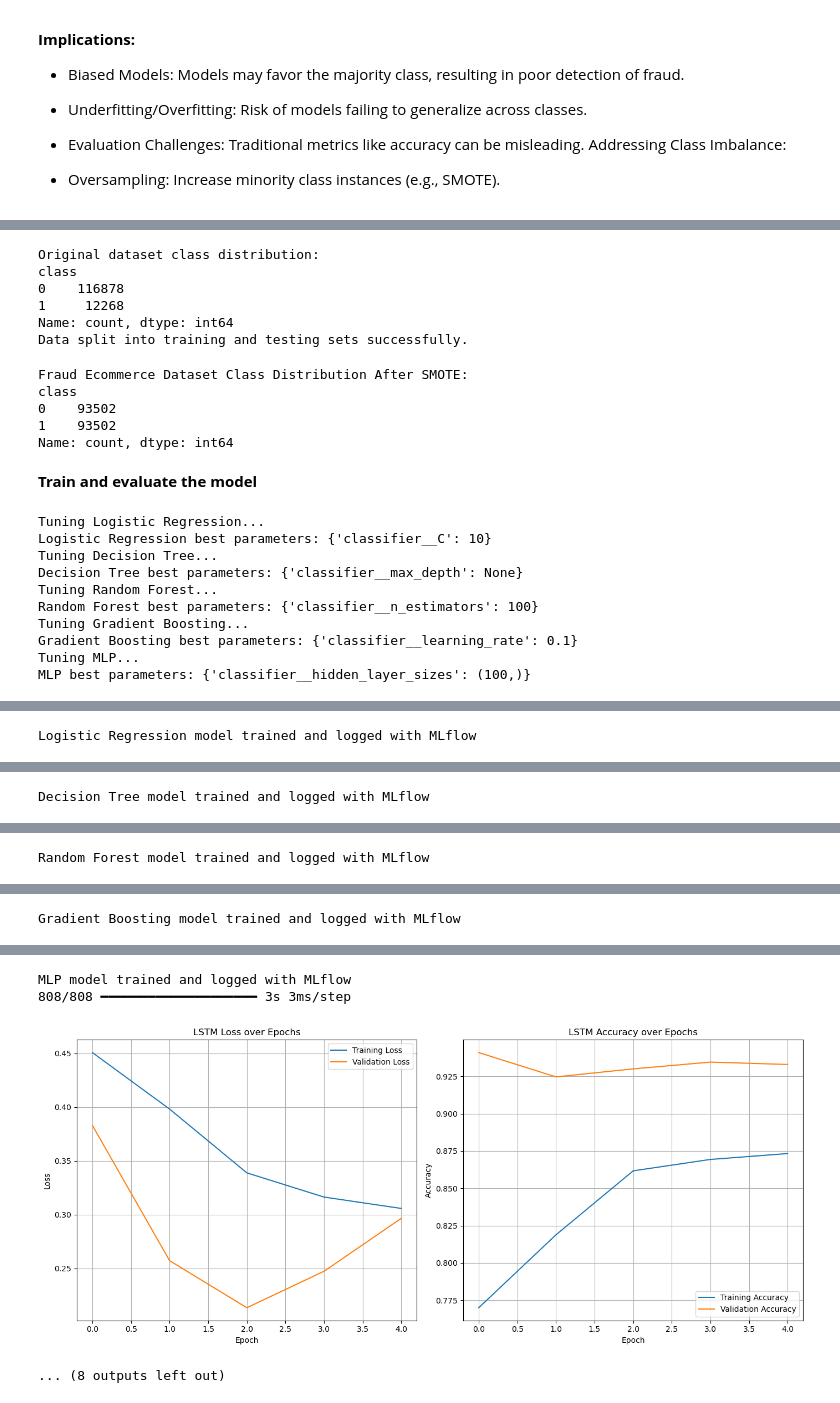
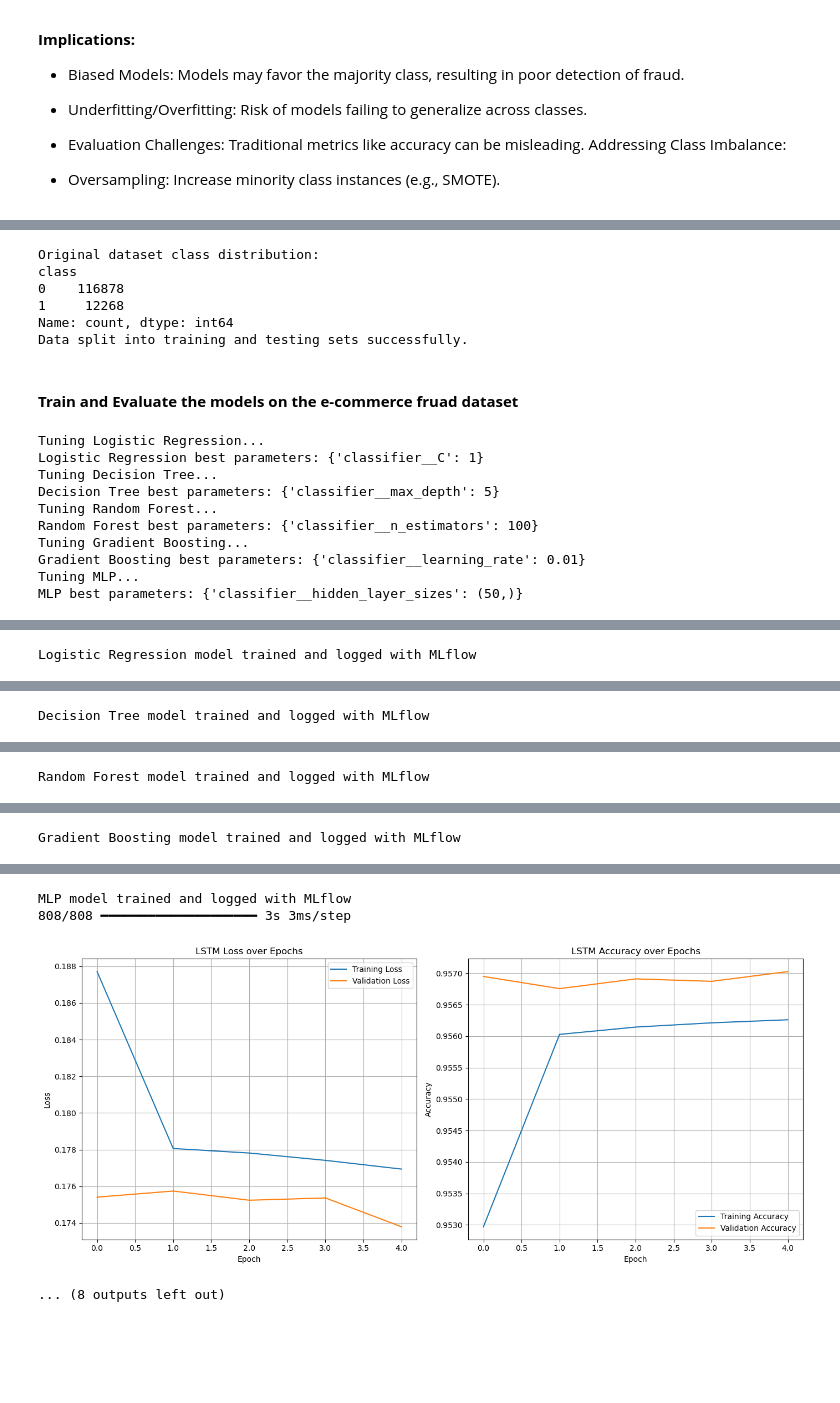
Before and after one commit to Tsegaye16/Fraud-Detection, a Jupyter notebook: notebooks/model_training.ipynb, the cells around one changed output, grey strips where cells are left out. Drawn from its saved outputs; the diff is of its cells as text; code cells hidden in the pictures; blank space fills up the shorter version.

Commit message:
Testing the trainned model and interpretability

```diff
--- a/notebooks/model_training.ipynb
+++ b/notebooks/model_training.ipynb
@@ -191,10 +187,10 @@ _fraud.train_test_split(test_size=0.2, random_state=42)
 X_train_fd, X_test_fd, y_train_fd, y_test_fd = _fraud.get_train_test_data()
 # Apply class balancing technique(SMOTE)
 # For Fraud Ecommerce Dataset
-X_fraud_resampled, y_fraud_resampled = apply_smote(X_train_fd, y_train_fd)
+#X_fraud_resampled, y_fraud_resampled = apply_smote(X_train_fd, y_train_fd)
 # Check the class distribution after SMOTE
-print("Fraud Ecommerce Dataset Class Distribution After SMOTE:")
-print(pd.Series(y_fraud_resampled).value_counts())
+#print("Fraud Ecommerce Dataset Class Distribution After SMOTE:")
+#print(pd.Series(y_fraud_resampled).value_counts())
 # %% [output]
 Original dataset class distribution:
 class
@@ -202,16 +198,14 @@ class
 1     12268
 Name: count, dtype: int64
 Data split into training and testing sets successfully.
-Fraud Ecommerce Dataset Class Distribution After SMOTE:
-class
-0    93502
-1    93502
-Name: count, dtype: int64
-# %% [markdown]
-**Train and evaluate the model**
+# %% [markdown]
+#### **Train and Evaluate the models on the e-commerce fruad dataset**
 # %%
+
+
 # Create instance of the pipeline
-model_pipeline = ModelTraining(X_fraud_resampled, X_test_fd, y_fraud_resampled, y_test_fd)
+
+model_pipeline = ModelTraining(X_train_fd,  X_test_fd, y_train_fd, y_test_fd)
 
 # add models
 model_pipeline.add_models()
@@ -221,12 +215,12 @@ best_model, best_model_name = model_pipeline.train_and_evaluate()
 model_pipeline.save_best_models(best_model, best_model_name, 'fraud')
 # %% [output]
 Tuning Logistic Regression...
-Logistic Regression best parameters: {'classifier__C': 10}
+Logistic Regression best parameters: {'classifier__C': 1}
 Tuning Decision Tree...
-Decision Tree best parameters: {'classifier__max_depth': None}
+Decision Tree best parameters: {'classifier__max_depth': 5}
 Tuning Random Forest...
 Random Forest best parameters: {'classifier__n_estimators': 100}
 Tuning Gradient Boosting...
-Gradient Boosting best parameters: {'classifier__learning_rate': 0.1}
+Gradient Boosting best parameters: {'classifier__learning_rate': 0.01}
 Tuning MLP...
-MLP best parameters: {'classifier__hidden_layer_sizes': (100,)}
+MLP best parameters: {'classifier__hidden_layer_sizes': (50,)}
@@ -242,6 +236,6 @@ Gradient Boosting model trained and logged with MLflow
 MLP model trained and logged with MLflow
 808/808 ━━━━━━━━━━━━━━━━━━━━ 3s 3ms/step
-[figure, old version]
+[figure, new version]
 ... (8 outputs left out)
 # %%
 best_model, best_model_name
```
Also changed, not shown: parts of 12 cells of this notebook, 7 other files.
